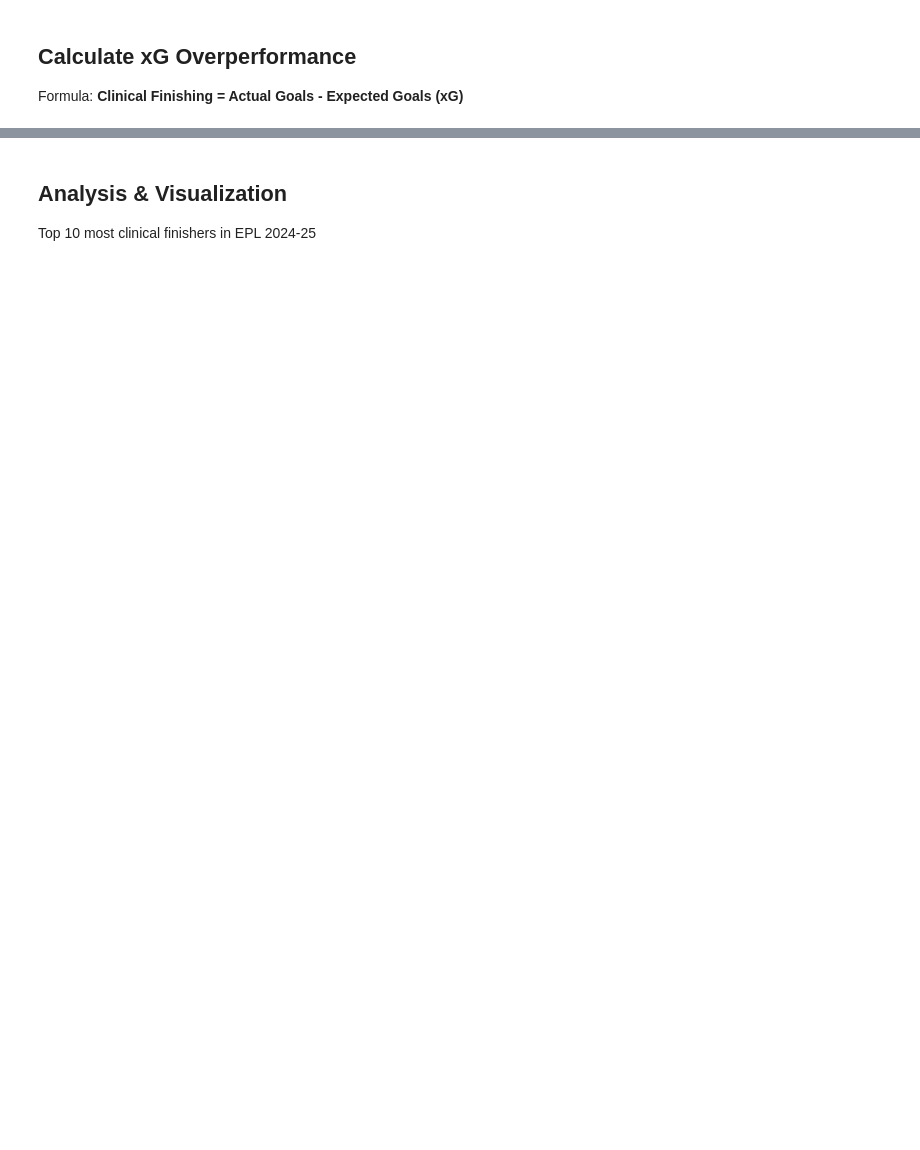
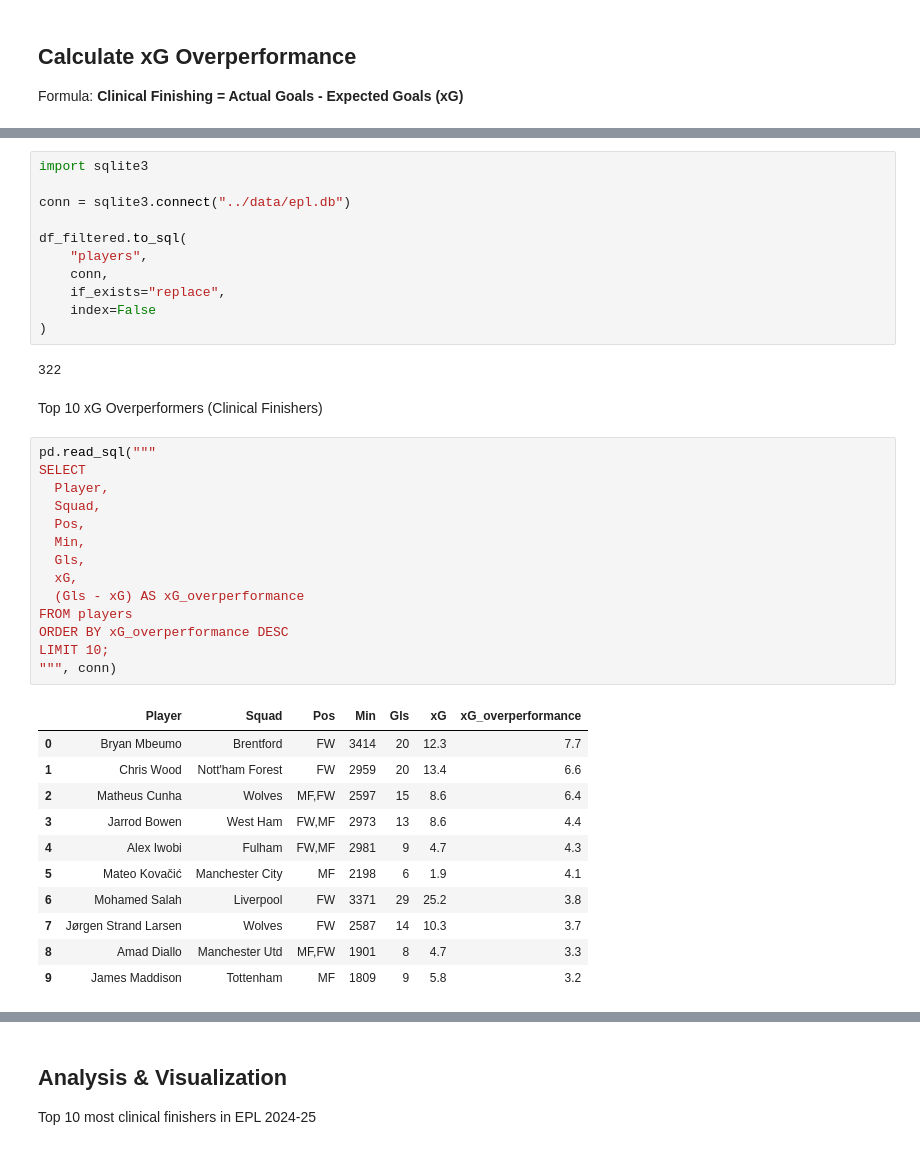
Before and after one commit to kumarrr15/epl-player-stats-24-25, a Jupyter notebook: notebooks/analysis.ipynb, the cells around one changed output, grey strips where cells are left out. Cells and saved outputs as stored; diff of their text form; blank space fills up the shorter version.

```diff
--- a/notebooks/analysis.ipynb
+++ b/notebooks/analysis.ipynb
@@ -33,0 +59,41 @@ Formula: **Clinical Finishing = Actual Goals - Expected Goals (xG)**
+# %%
+import sqlite3
+
+conn = sqlite3.connect("../data/epl.db")
+
+df_filtered.to_sql(
+    "players",
+    conn,
+    if_exists="replace",
+    index=False
+)
+# %% [output]
+322
+# %% [markdown]
+Top 10 xG Overperformers (Clinical Finishers)
+# %%
+pd.read_sql("""
+SELECT
+  Player,
+  Squad,
+  Pos,
+  Min,
+  Gls,
+  xG,
+  (Gls - xG) AS xG_overperformance
+FROM players
+ORDER BY xG_overperformance DESC
+LIMIT 10;
+""", conn)
+# %% [output]
+|  | Player | Squad | Pos | Min | Gls | xG | xG_overperformance |
+| 0 | Bryan Mbeumo | Brentford | FW | 3414 | 20 | 12.3 | 7.7 |
+| 1 | Chris Wood | Nott'ham Forest | FW | 2959 | 20 | 13.4 | 6.6 |
+| 2 | Matheus Cunha | Wolves | MF,FW | 2597 | 15 | 8.6 | 6.4 |
+| 3 | Jarrod Bowen | West Ham | FW,MF | 2973 | 13 | 8.6 | 4.4 |
+| 4 | Alex Iwobi | Fulham | FW,MF | 2981 | 9 | 4.7 | 4.3 |
+| 5 | Mateo Kovačić | Manchester City | MF | 2198 | 6 | 1.9 | 4.1 |
+| 6 | Mohamed Salah | Liverpool | FW | 3371 | 29 | 25.2 | 3.8 |
+| 7 | Jørgen Strand Larsen | Wolves | FW | 2587 | 14 | 10.3 | 3.7 |
+| 8 | Amad Diallo | Manchester Utd | MF,FW | 1901 | 8 | 4.7 | 3.3 |
+| 9 | James Maddison | Tottenham | MF | 1809 | 9 | 5.8 | 3.2 |
```
Also changed, not shown: parts of 13 cells of this notebook, 6 other files.
